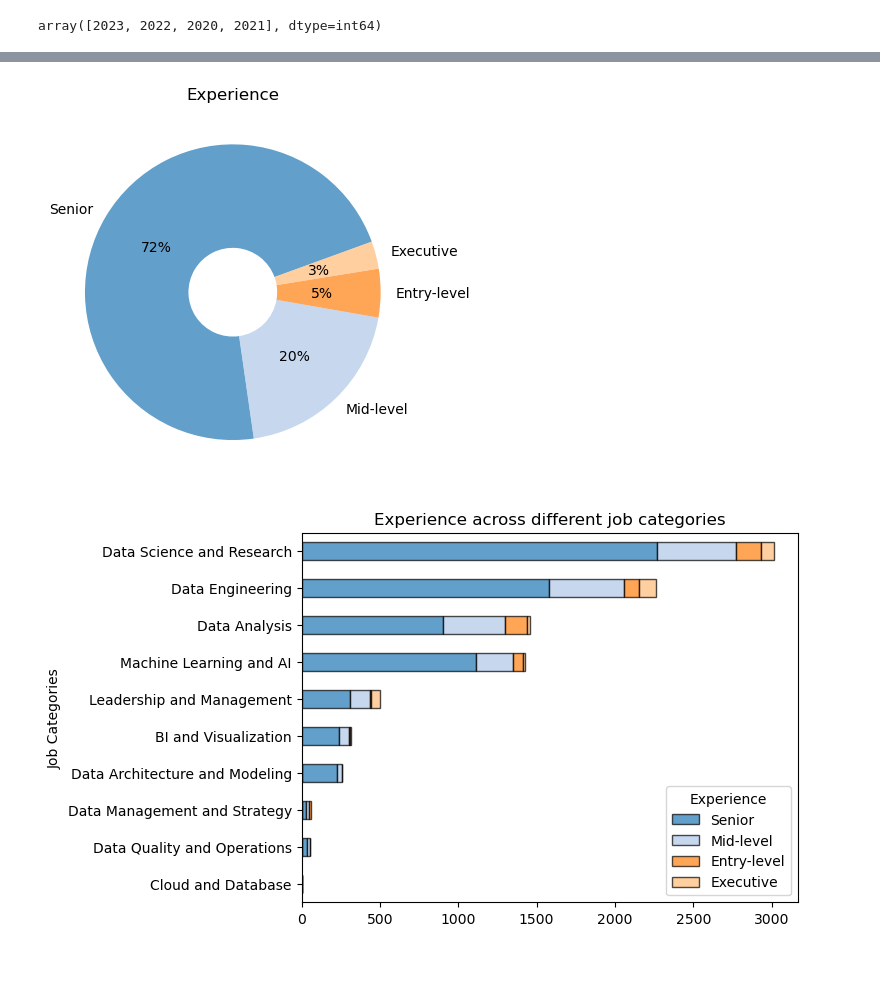
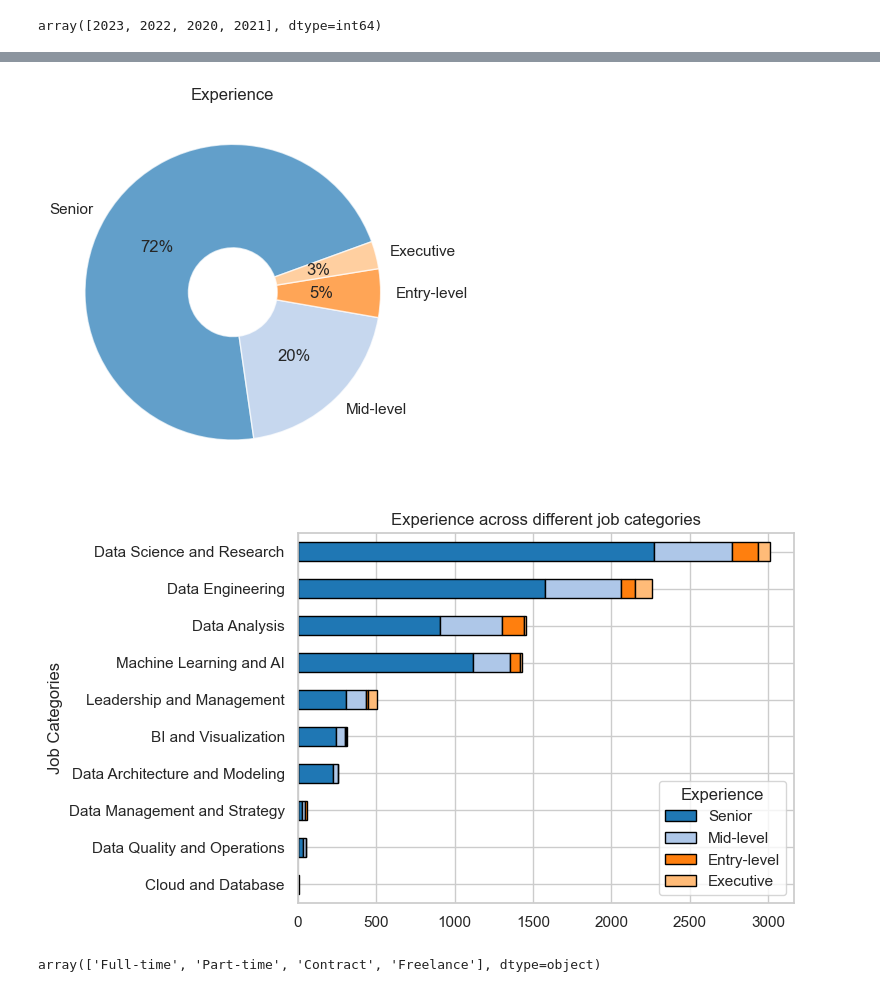
Before and after one commit to DaniloGrujic/data-jobs, a Jupyter notebook: Jobs In Data.ipynb, the cells around one changed output, grey strips where cells are left out. Saved outputs shown, nothing was run; the diff lists cells and outputs as text; code cells hidden in the pictures; blank space fills up the shorter version.

```diff
--- a/Jobs In Data.ipynb
+++ b/Jobs In Data.ipynb
@@ -8,6 +8,8 @@ import matplotlib.pyplot as plt
 from matplotlib import cm
 import seaborn as sns
 import folium
+
+sns.set_theme(style="whitegrid")
 # %%
 df = pd.read_csv('jobs_in_data.csv')
 df
@@ -70,23 +74,26 @@ df['experience_level'].value_counts().plot(kind='pie',
                 autopct='%1.0f%%')
 plt.show()
 # %% [output]
-[figure, old version]
+[figure, new version]
 # %%
 job_category_experience = df[['job_category', 'experience_level']]
 category_experience_counts = job_category_experience.groupby(['job_category', 'experience_level']).size().unstack(fill_value=0)
 category_experience_counts = category_experience_counts[['Senior', 'Mid-level', 'Entry-level', 'Executive']]
 category_experience_counts['TotalJobs'] = category_experience_counts.sum(axis=1)
 ax = category_experience_counts.sort_values(by='TotalJobs', ascending=True).drop(columns='TotalJobs').plot(
     kind='barh',
     title='Experience across different job categories',
     ylabel='Job Categories',
     stacked=True,
     color=plt.cm.tab20(np.arange(len(df))),
-    alpha=0.7,
     edgecolor='black')
 
 legend = ax.get_legend()
 legend.set_title('Experience')
 plt.show()
 # %% [output]
-[figure, old version]
+[figure, new version]
+# %%
+df['employment_type'].unique()
+# %% [output]
+array(['Full-time', 'Part-time', 'Contract', 'Freelance'], dtype=object)
```
Also changed, not shown: parts of 5 cells of this notebook.
